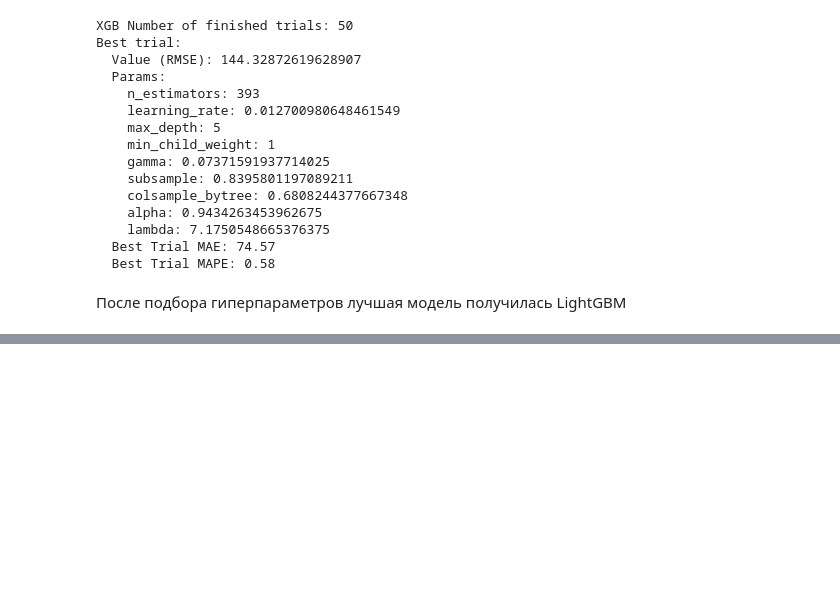
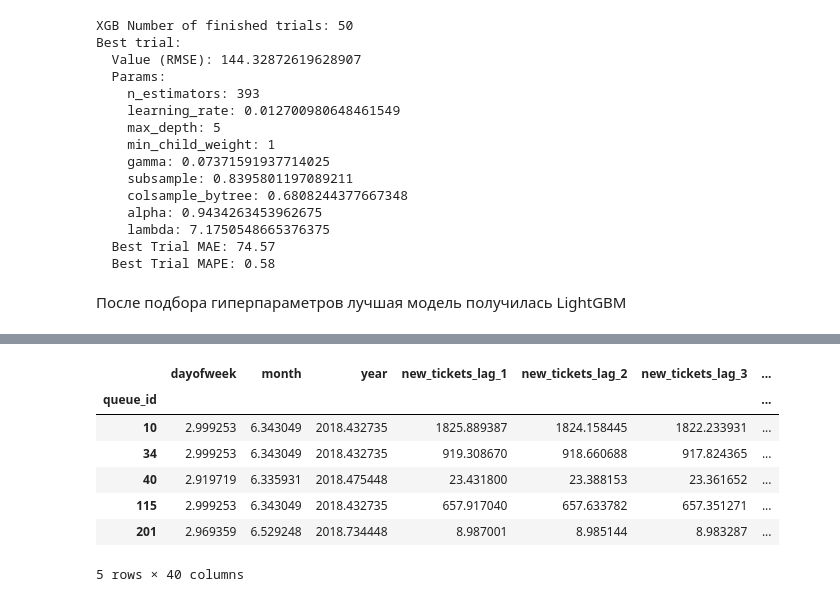
Before and after one commit to TaskGuru-AI/tasks_support_system_ai, a Jupyter notebook: notebooks/TS/extra/ts_checkpoint5.ipynb, the cells around one changed output, grey strips where cells are left out. Cells and saved outputs as stored; diff of their text form; code cells hidden in the pictures; blank space fills up the shorter version.

```diff
--- a/notebooks/TS/extra/ts_checkpoint5.ipynb
+++ b/notebooks/TS/extra/ts_checkpoint5.ipynb
@@ -1230,0 +1354,17 @@ Best trial:
+# %%
+kmeans = KMeans(n_clusters=2, random_state=42, n_init=10)
+cluster_labels = kmeans.fit_predict(principal_components)
+# %%
+cluster_series = pd.Series(cluster_labels, index=aggregated_features_top_level_df.index, name='cluster')
+
+clustered_df = aggregated_features_top_level_df.join(cluster_series)
+clustered_df.head()
+# %% [output]
+|  | dayofweek | month | year | new_tickets_lag_1 | new_tickets_lag_2 | new_tickets_lag_3 | ... |
+| queue_id |  |  |  |  |  |  | ... |
+| 10 | 2.999253 | 6.343049 | 2018.432735 | 1825.889387 | 1824.158445 | 1822.233931 | ... |
+| 34 | 2.999253 | 6.343049 | 2018.432735 | 919.308670 | 918.660688 | 917.824365 | ... |
+| 40 | 2.919719 | 6.335931 | 2018.475448 | 23.431800 | 23.388153 | 23.361652 | ... |
+| 115 | 2.999253 | 6.343049 | 2018.432735 | 657.917040 | 657.633782 | 657.351271 | ... |
+| 201 | 2.969359 | 6.529248 | 2018.734448 | 8.987001 | 8.985144 | 8.983287 | ... |
+5 rows × 40 columns
```
Also changed, not shown: parts of 11 cells of this notebook.
